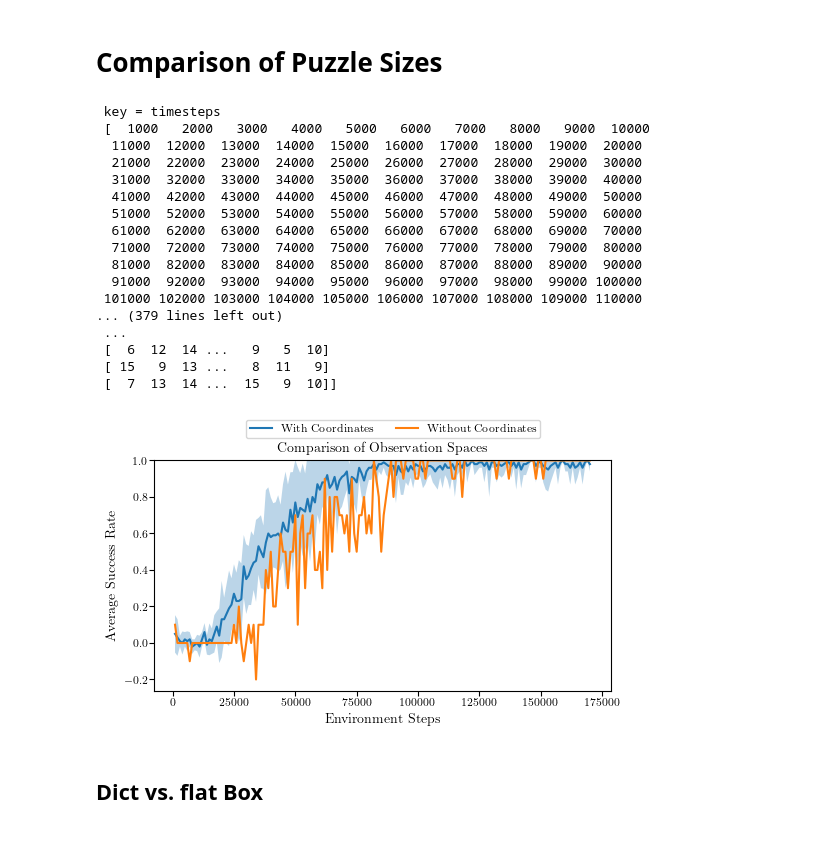
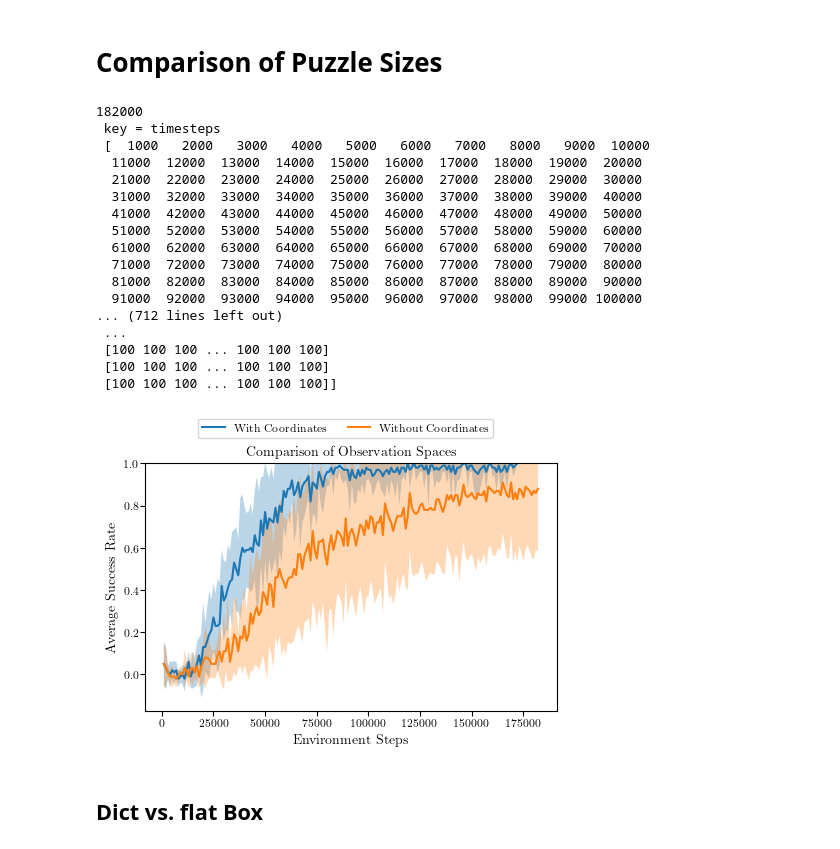
Before and after one commit to rosa-wolf/Multi-Phase-Skill-Learning-SlidingPuzzle, a Jupyter notebook: eval_data.ipynb, the cells around one changed output. Drawn from its saved outputs; the diff is of its cells as text; code cells hidden in the pictures.

```diff
--- a/eval_data.ipynb
+++ b/eval_data.ipynb
@@ -151,18 +151,33 @@ path_coor = ["/home/rosa/Documents/Uni/Masterarbeit/checkpoints_obs_space_comp/s
              "/home/rosa/Documents/Uni/Masterarbeit/checkpoints_obs_space_comp/skill_conditioned_2x2_coord_num_skills8_neg_distFalse_movementFalse_reward_on_changeFalse_sparseFalse_seed918504/evaluations.npz",
              "/home/rosa/Documents/Uni/Masterarbeit/checkpoints_obs_space_comp/skill_conditioned_2x2_coord_num_skills8_neg_distFalse_movementFalse_reward_on_changeFalse_sparseFalse_seed978623/evaluations.npz"]
 
-path_nocoor = ["/home/rosa/Documents/Uni/Masterarbeit/checkpoints_obs_space_comp/skill_conditioned_2x2_no-coord_num_skills8_neg_distFalse_movementFalse_reward_on_changeFalse_sparseFalse_seed487193/evaluations.npz"]
+path_nocoor = ["/home/rosa/Documents/Uni/Masterarbeit/checkpoints_obs_space_comp/skill_conditioned_2x2_no-coord_num_skills8_neg_distFalse_movementFalse_reward_on_changeFalse_sparseFalse_seed123456/evaluations.npz",
+             "/home/rosa/Documents/Uni/Masterarbeit/checkpoints_obs_space_comp/skill_conditioned_2x2_no-coord_num_skills8_neg_distFalse_movementFalse_reward_on_changeFalse_sparseFalse_seed126224/evaluations.npz",
+             "/home/rosa/Documents/Uni/Masterarbeit/checkpoints_obs_space_comp/skill_conditioned_2x2_no-coord_num_skills8_neg_distFalse_movementFalse_reward_on_changeFalse_sparseFalse_seed214779/evaluations.npz",
+             "/home/rosa/Documents/Uni/Masterarbeit/checkpoints_obs_space_comp/skill_conditioned_2x2_no-coord_num_skills8_neg_distFalse_movementFalse_reward_on_changeFalse_sparseFalse_seed285719/evaluations.npz",
+             "/home/rosa/Documents/Uni/Masterarbeit/checkpoints_obs_space_comp/skill_conditioned_2x2_no-coord_num_skills8_neg_distFalse_movementFalse_reward_on_changeFalse_sparseFalse_seed487193/evaluations.npz",
+             "/home/rosa/Documents/Uni/Masterarbeit/checkpoints_obs_space_comp/skill_conditioned_2x2_no-coord_num_skills8_neg_distFalse_movementFalse_reward_on_changeFalse_sparseFalse_seed495813/evaluations.npz",
+             "/home/rosa/Documents/Uni/Masterarbeit/checkpoints_obs_space_comp/skill_conditioned_2x2_no-coord_num_skills8_neg_distFalse_movementFalse_reward_on_changeFalse_sparseFalse_seed582759/evaluations.npz",
+             "/home/rosa/Documents/Uni/Masterarbeit/checkpoints_obs_space_comp/skill_conditioned_2x2_no-coord_num_skills8_neg_distFalse_movementFalse_reward_on_changeFalse_sparseFalse_seed682147/evaluations.npz",
+             "/home/rosa/Documents/Uni/Masterarbeit/checkpoints_obs_space_comp/skill_conditioned_2x2_no-coord_num_skills8_neg_distFalse_movementFalse_reward_on_changeFalse_sparseFalse_seed918504/evaluations.npz",
+             "/home/rosa/Documents/Uni/Masterarbeit/checkpoints_obs_space_comp/skill_conditioned_2x2_no-coord_num_skills8_neg_distFalse_movementFalse_reward_on_changeFalse_sparseFalse_seed978623/evaluations.npz"]
 # %%
 x = np.load(path_coor[0], mmap_mode='r')["timesteps"]
-idx = np.where(x <= 170000)
-x = x[idx]
+idx_coor = np.where(x <= 172000)
+x_coor = x[idx_coor]
 
-returns_coor, succ_coor = gather_data(path_coor, x, idx)
-returns_nocoo, succ_nocoor = gather_data(path_nocoor, x, idx)
+x = np.load(path_nocoor[0], mmap_mode='r')['timesteps']
+idx_nocoor = np.where(x <= 182000)
+x_nocoor = x[idx_nocoor]
+print(x_nocoor[-1])
+
+returns_coor, succ_coor = gather_data(path_coor, x_coor, idx_coor)
+returns_nocoo, succ_nocoor = gather_data(path_nocoor, x_nocoor, idx_nocoor)
 
 mean_succ_coor, std_succ_coor = compute_mean_std(succ_coor)
 mean_succ_nocoor, std_succ_nocoor = compute_mean_std(succ_nocoor)
 # %% [output]
+182000
  key = timesteps
  [  1000   2000   3000   4000   5000   6000   7000   8000   9000  10000
   11000  12000  13000  14000  15000  16000  17000  18000  19000  20000
@@ -174,40 +189,39 @@ mean_succ_nocoor, std_succ_nocoor = compute_mean_std(succ_nocoor)
   71000  72000  73000  74000  75000  76000  77000  78000  79000  80000
   81000  82000  83000  84000  85000  86000  87000  88000  89000  90000
   91000  92000  93000  94000  95000  96000  97000  98000  99000 100000
- 101000 102000 103000 104000 105000 106000 107000 108000 109000 110000
-... (379 lines left out)
+... (712 lines left out)
  ...
- [  6  12  14 ...   9   5  10]
- [ 15   9  13 ...   8  11   9]
- [  7  13  14 ...  15   9  10]]
+ [100 100 100 ... 100 100 100]
+ [100 100 100 ... 100 100 100]
+ [100 100 100 ... 100 100 100]]
 # %%
-fig, ax = plt.subplots(1, 1, figsize=(TEXTWIDTH +0.1, TEXTWIDTH * (5**.5 - 1.2) / 2))
+fig, ax = plt.subplots(1, 1, figsize=(0.9 * TEXTWIDTH +0.1, 0.9 * TEXTWIDTH * (5**.5 - 1) / 2))
 
-ax.plot(x, mean_succ_coor, label="With Coordinates")
-ax.fill_between(x, mean_succ_coor + std_succ_coor, mean_succ_coor - std_succ_coor, alpha=0.3)
+ax.plot(x_coor, mean_succ_coor, label="With Coordinates")
+ax.fill_between(x_coor, mean_succ_coor + std_succ_coor, mean_succ_coor - std_succ_coor, alpha=0.3)
 
-ax.plot(x, mean_succ_nocoor, label="Without Coordinates")
-ax.fill_between(x, mean_succ_nocoor + std_succ_nocoor, mean_succ_nocoor - std_succ_nocoor, alpha=0.3)
+ax.plot(x_nocoor, mean_succ_nocoor, label="Without Coordinates")
+ax.fill_between(x_nocoor, mean_succ_nocoor + std_succ_nocoor, mean_succ_nocoor - std_succ_nocoor, alpha=0.3)
 
 ax.set_ylim(top=1.)
 ax.set_title("Comparison of Observation Spaces")
 
 #ax[0, 0].set_xticklabels([])
 
 #for i in range(2):
 #    for j in range(3):
 #        ax.locator_params(axis='y', nbins=3)
 
 ax.set_xlabel('Environment Steps')
 ax.set_ylabel('Average Success Rate')
 handles, labels = ax.get_legend_handles_labels()
 fig.legend(handles, labels, ncol=2, bbox_to_anchor=(0.79,1.035))
-plt.savefig("Comparison-PuzzleSize.pdf",
+plt.savefig("Comparison-Obs-Space.pdf",
             bbox_inches='tight', dpi=plt.gcf().dpi)#,
             #dpi=1000)
 plt.show()
 # %% [output]
-[figure, old version]
+[figure, new version]
 # %% [markdown]
 ## **Dict vs. flat Box**
 # %%
```
Also changed, not shown: 8 other files.
